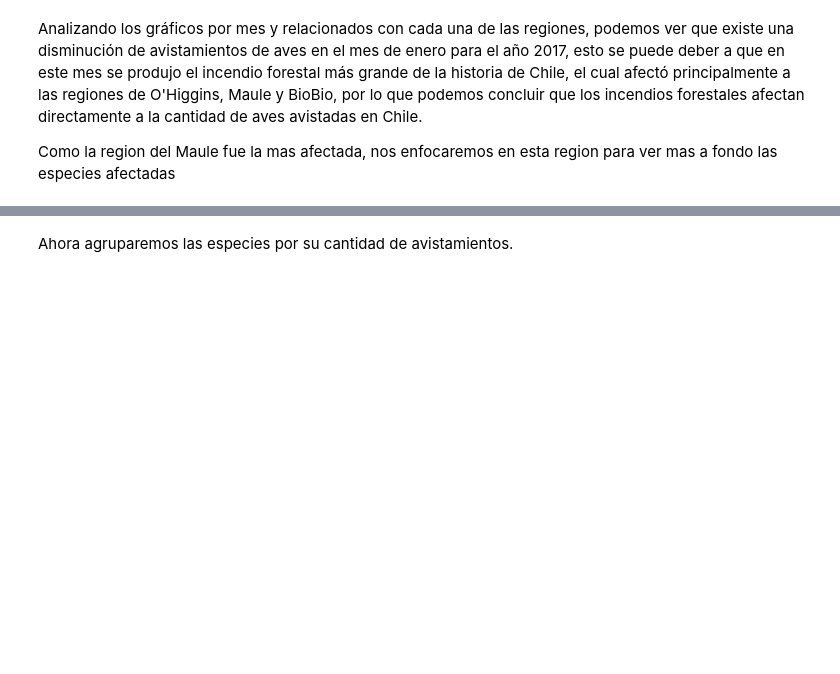
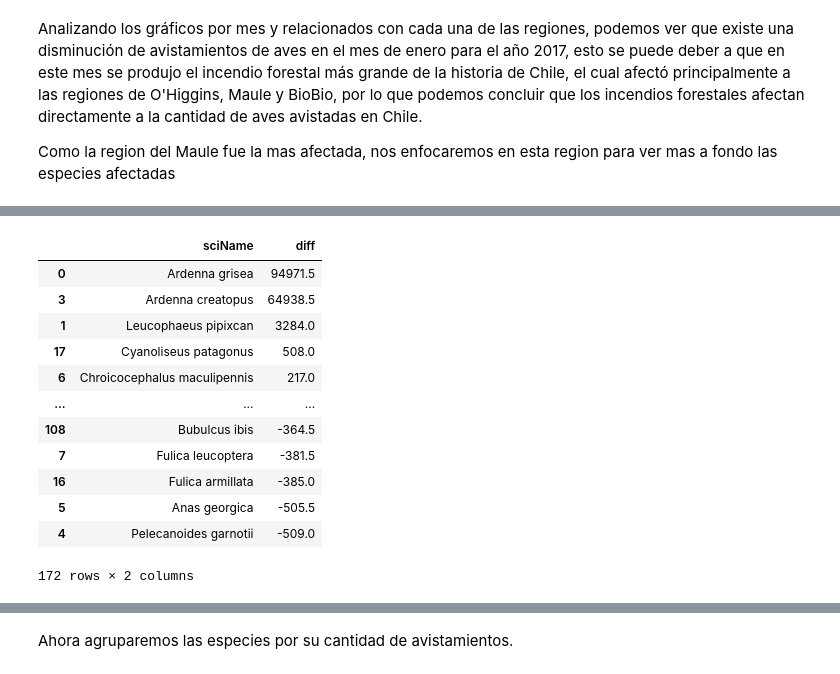
Before and after one commit to ymotomy/Proyecto-IMT2200, a Jupyter notebook: Proyecto.ipynb, the cells around one changed output, grey strips where cells are left out. Saved outputs shown, nothing was run; the diff lists cells and outputs as text; code cells hidden in the pictures; blank space fills up the shorter version.

```diff
--- a/Proyecto.ipynb
+++ b/Proyecto.ipynb
@@ -361,0 +412,20 @@ Como la region del Maule fue la mas afectada, nos enfocaremos en esta region par
+# %%
+#Restamos el promedio con el año 2016-2017, donde hubieron mas incencios
+diff = pd.merge(df_prom, df2, on="sciName", how="inner")
+diff['diff'] = diff['howMany'] - diff['vis_prom']
+diff = diff[['sciName', 'diff']].sort_values(by="diff", ascending=False)
+diff
+# %% [output]
+|  | sciName | diff |
+| 0 | Ardenna grisea | 94971.5 |
+| 3 | Ardenna creatopus | 64938.5 |
+| 1 | Leucophaeus pipixcan | 3284.0 |
+| 17 | Cyanoliseus patagonus | 508.0 |
+| 6 | Chroicocephalus maculipennis | 217.0 |
+| ... | ... | ... |
+| 108 | Bubulcus ibis | -364.5 |
+| 7 | Fulica leucoptera | -381.5 |
+| 16 | Fulica armillata | -385.0 |
+| 5 | Anas georgica | -505.5 |
+| 4 | Pelecanoides garnotii | -509.0 |
+172 rows × 2 columns
```
Also changed, not shown: parts of 4 cells of this notebook.
